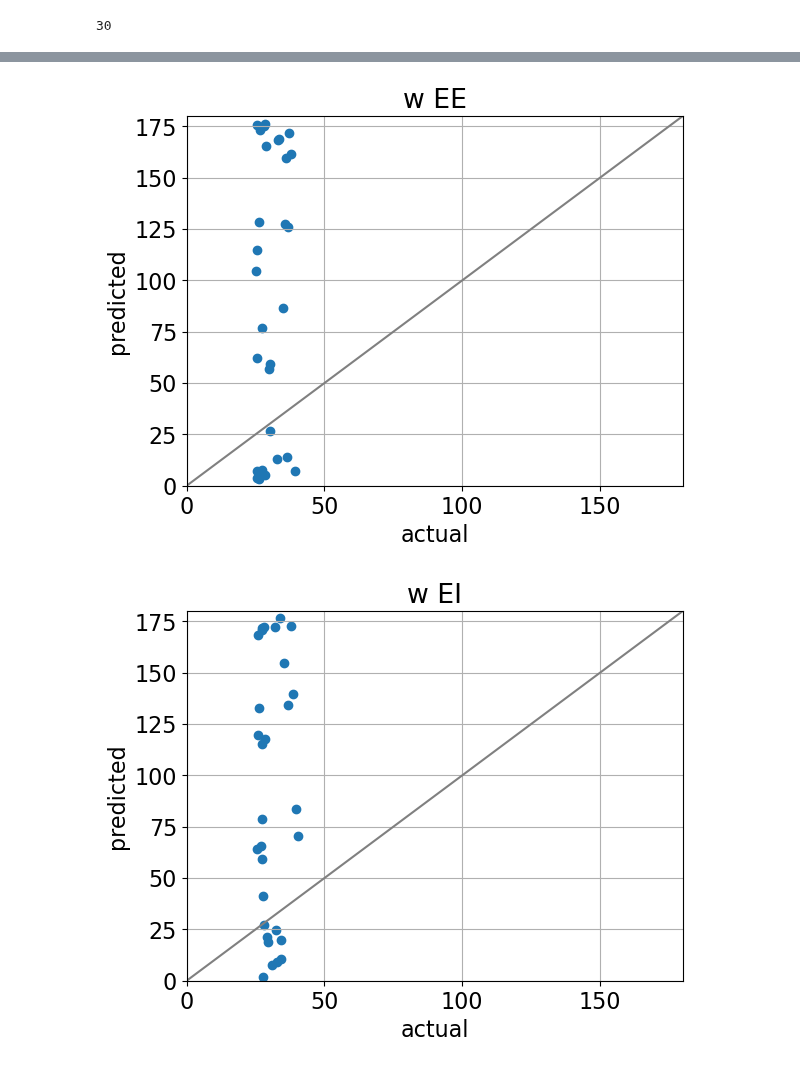
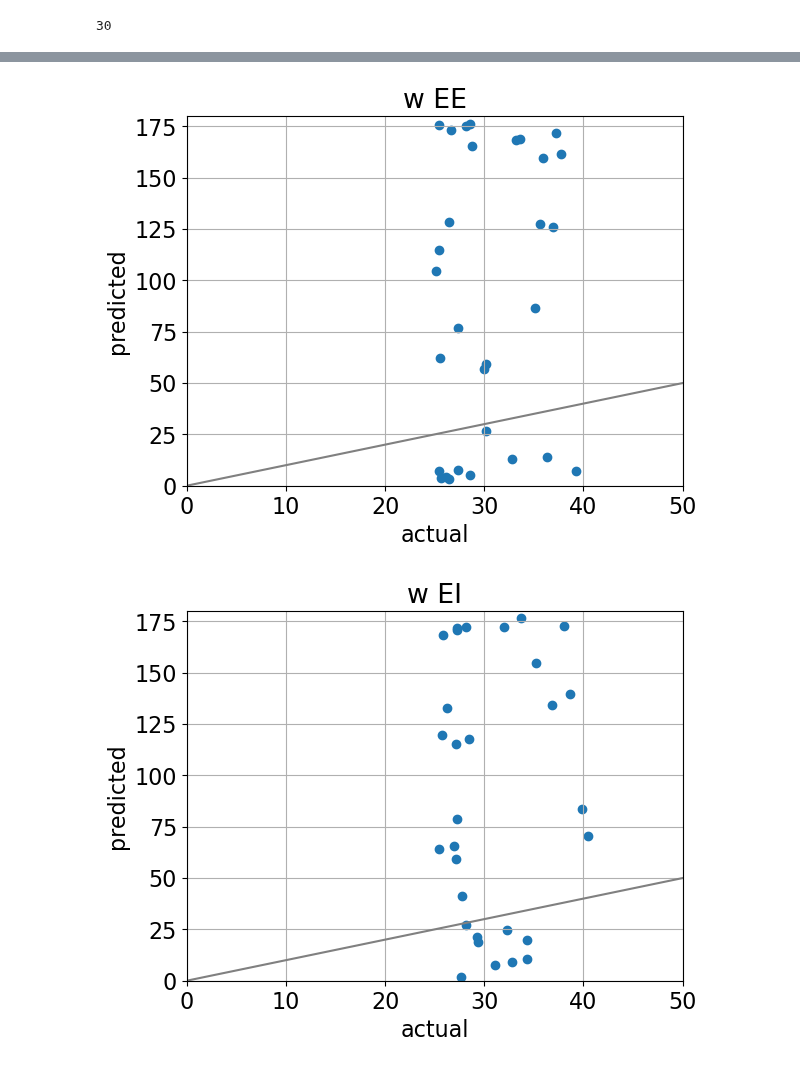
Before and after one commit to paopaoch/Mouse-V1, a Jupyter notebook: predicted_vs_actual_plot.ipynb, the cells around one changed output, grey strips where cells are left out. Drawn from its saved outputs; the diff is of its cells as text; code cells hidden in the pictures.

```diff
--- a/predicted_vs_actual_plot.ipynb
+++ b/predicted_vs_actual_plot.ipynb
@@ -88,18 +88,18 @@ def plot_scatter(value, min_x, max_x, min_y, max_y):
     plt.ylabel("predicted")
     plt.show()
 
-plot_scatter("J EE", 0, 100)
-plot_scatter("J EI", 0, 100)
-plot_scatter("J IE", 0, 100)
-plot_scatter("J II", 0, 100)
+plot_scatter("J EE", 0, 40, 0, 100)
+plot_scatter("J EI", 0, 40, 0, 100)
+plot_scatter("J IE", 0, 40, 0, 100)
+plot_scatter("J II", 0, 40, 0, 100)
 
-plot_scatter("P EE", 0, 1)
-plot_scatter("P EI", 0, 1)
-plot_scatter("P IE", 0, 1)
-plot_scatter("P II", 0, 1)
+plot_scatter("P EE", 0, 0.5, 0, 1)
+plot_scatter("P EI", 0, 0.5, 0, 1)
+plot_scatter("P IE", 0, 0.5, 0, 1)
+plot_scatter("P II", 0, 0.5, 0, 1)
 
-plot_scatter("w EE", 0, 180)
-plot_scatter("w EI", 0, 180)
-plot_scatter("w IE", 0, 180)
-plot_scatter("w II", 0, 180)
+plot_scatter("w EE", 0, 50, 0, 180)
+plot_scatter("w EI", 0, 50, 0, 180)
+plot_scatter("w IE", 0, 50, 0, 180)
+plot_scatter("w II", 0, 50, 0, 180)
 # %% [output]
@@ -114,2 +114,2 @@ plot_scatter("w II", 0, 180)
-[figure, old version]
+[figure, new version]
-[figure, old version]
+[figure, new version]
```
Also changed, not shown: parts of 1 cell of this notebook, 13 other files.
